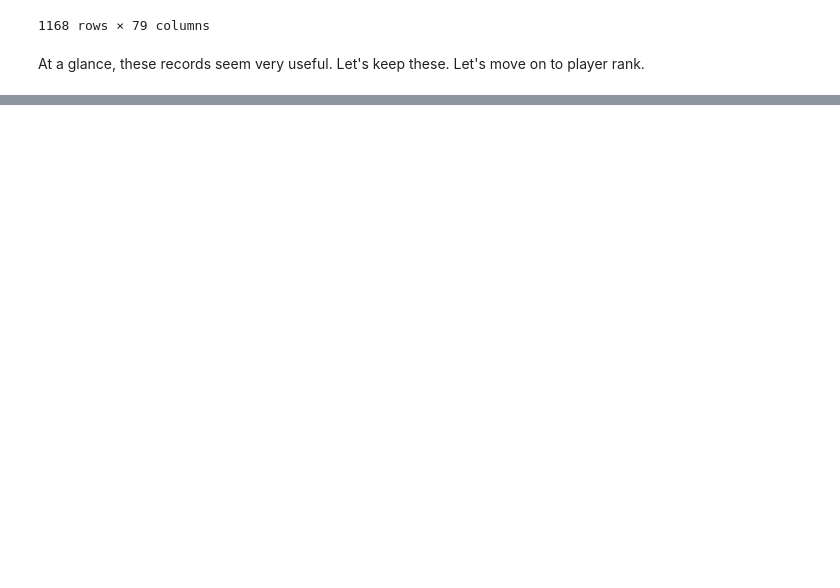
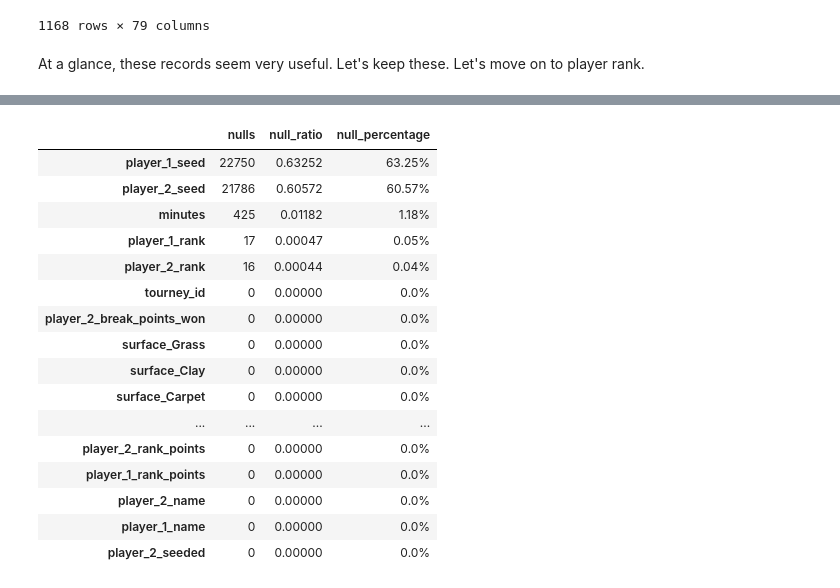
Before and after one commit to Racket-Science/Tennis-Match-Predictions, a Jupyter notebook: Notebooks/bondy_books/bondy_2.1.ipynb, the cells around one changed output, grey strips where cells are left out. Saved outputs shown, nothing was run; the diff lists cells and outputs as text; code cells hidden in the pictures; blank space fills up the shorter version.

```diff
--- a/Notebooks/bondy_books/bondy_2.1.ipynb
+++ b/Notebooks/bondy_books/bondy_2.1.ipynb
@@ -551,3 +758,32 @@ df[df.player_1_rank_points.isnull()]
+# %%
+def is_seeded(x):
+    return x > 0
+# %%
+# create column (engineer categorical feature) to determine if player 1 is seeded
+df['player_1_seeded'] = df.player_1_seed.apply(is_seeded)
+# %%
+# ditto for p2
+df['player_2_seeded'] = df.player_2_seed.apply(lambda x: x > 0)
+# %%
+p.calculate_column_nulls(df)
+# %% [output]
+|  | nulls | null_ratio | null_percentage |
+| player_1_seed | 22750 | 0.63252 | 63.25% |
+| player_2_seed | 21786 | 0.60572 | 60.57% |
+| minutes | 425 | 0.01182 | 1.18% |
+| player_1_rank | 17 | 0.00047 | 0.05% |
+| player_2_rank | 16 | 0.00044 | 0.04% |
+| tourney_id | 0 | 0.00000 | 0.0% |
+| player_2_break_points_won | 0 | 0.00000 | 0.0% |
+| surface_Grass | 0 | 0.00000 | 0.0% |
+| surface_Clay | 0 | 0.00000 | 0.0% |
+| surface_Carpet | 0 | 0.00000 | 0.0% |
+| ... | ... | ... | ... |
+| player_2_rank_points | 0 | 0.00000 | 0.0% |
+| player_1_rank_points | 0 | 0.00000 | 0.0% |
+| player_2_name | 0 | 0.00000 | 0.0% |
+| player_1_name | 0 | 0.00000 | 0.0% |
+| player_2_seeded | 0 | 0.00000 | 0.0% |
 # %%
 # save this for the end
 # reset index to tourney date
```
Also changed, not shown: parts of 23 cells of this notebook, 1 other file.
